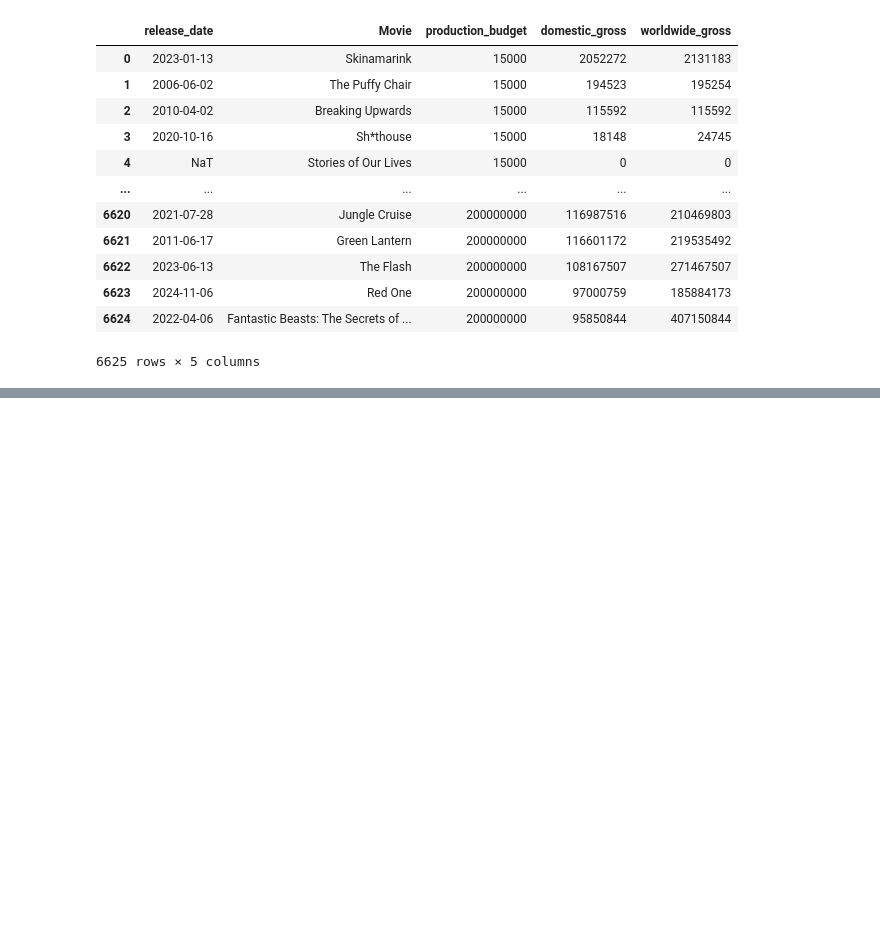
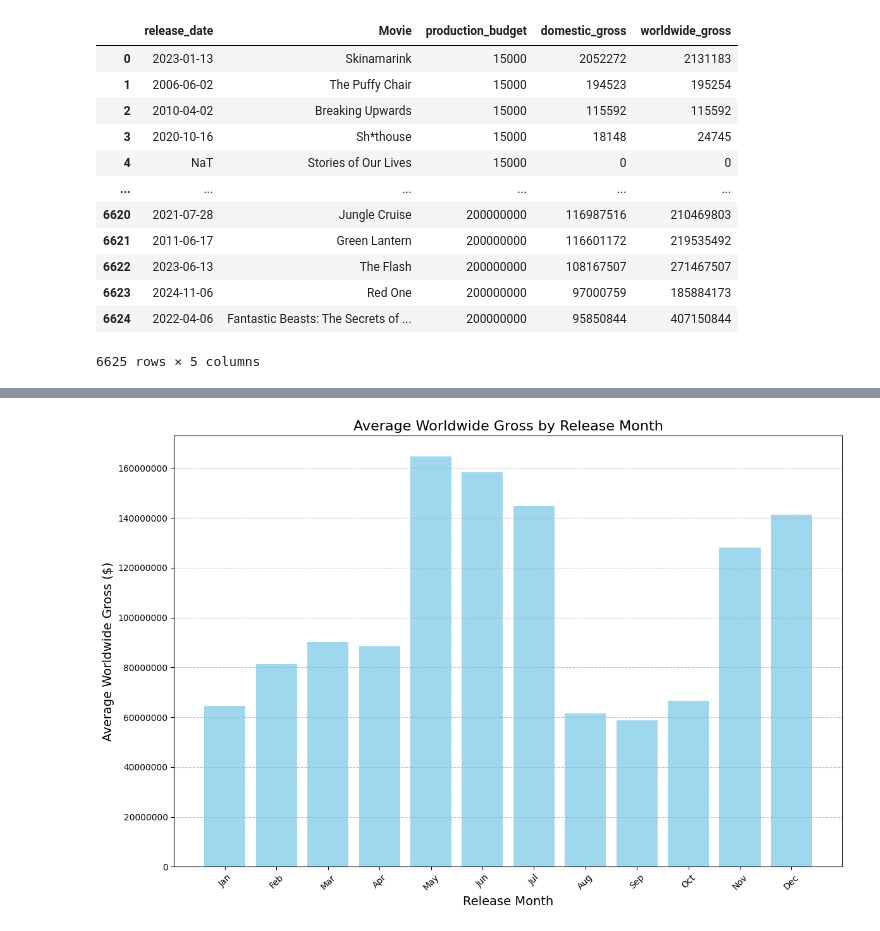
Before and after one commit to louis-porter/between-the-lines, a Jupyter notebook: articles/myfyf-10x-rule/10x_rule.ipynb, the cells around one changed output, grey strips where cells are left out. Cells and saved outputs as stored; diff of their text form; code cells hidden in the pictures; blank space fills up the shorter version.

```diff
--- a/articles/myfyf-10x-rule/10x_rule.ipynb
+++ b/articles/myfyf-10x-rule/10x_rule.ipynb
@@ -161,0 +249,24 @@ Production Budget (millions): 3.0156, p-value: 0.0000
+# %%
+plt.figure(figsize=(12, 8))
+
+# Group by month and calculate mean worldwide gross
+monthly_avg = df.groupby('release_month')['worldwide_gross'].mean().reset_index()
+
+# Create bar chart
+plt.bar(monthly_avg['release_month'], monthly_avg['worldwide_gross'], color='skyblue', alpha=0.8)
+
+# Add title and labels
+plt.title('Average Worldwide Gross by Release Month', fontsize=16)
+plt.xlabel('Release Month', fontsize=14)
+plt.ylabel('Average Worldwide Gross ($)', fontsize=14)
+
+# Format x-axis to show month names
+months = ['Jan', 'Feb', 'Mar', 'Apr', 'May', 'Jun', 'Jul', 'Aug', 'Sep', 'Oct', 'Nov', 'Dec']
+plt.xticks(range(1, 13), months, rotation=45)
+
+plt.grid(True, linestyle='--', alpha=0.7, axis='y')
+plt.ticklabel_format(style='plain', axis='y')
+plt.tight_layout()
+plt.show()
+# %% [output]
+[figure, added]
```
Also changed, not shown: parts of 17 cells of this notebook.
